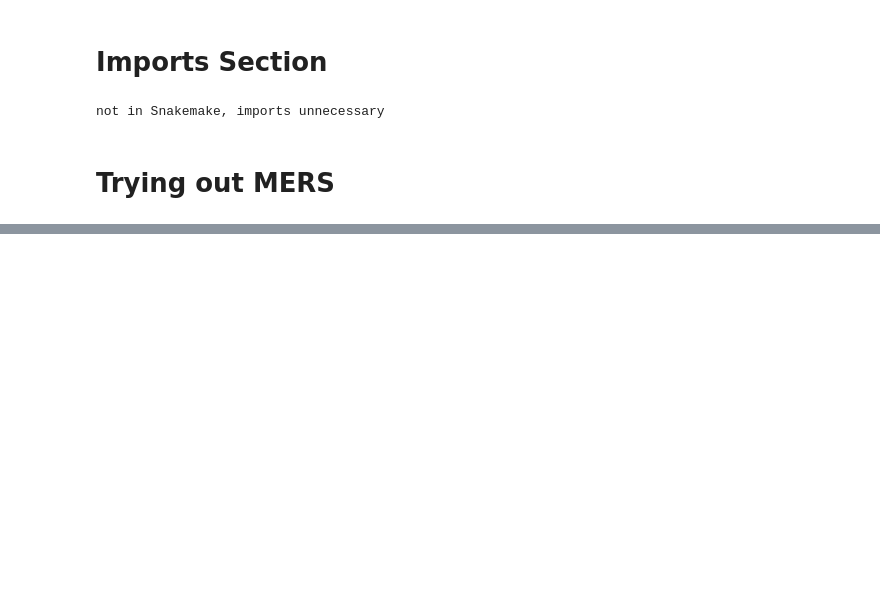
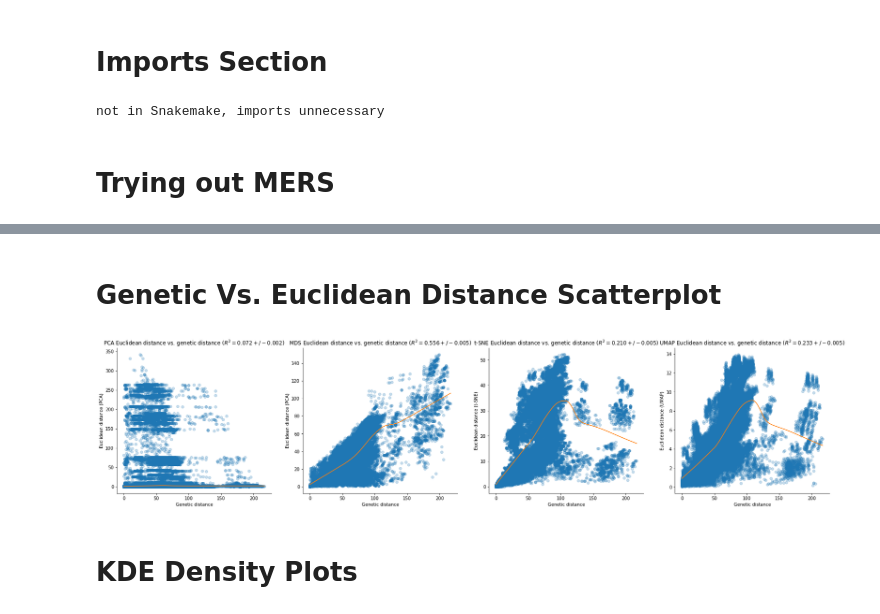
Before and after one commit to blab/cartography, a Jupyter notebook: mers-nextstrain/FinalNotebookMers09-05-2020.ipynb, the cells around one changed output, grey strips where cells are left out. Saved outputs shown, nothing was run; the diff lists cells and outputs as text; code cells hidden in the pictures; blank space fills up the shorter version.

```diff
--- a/mers-nextstrain/FinalNotebookMers09-05-2020.ipynb
+++ b/mers-nextstrain/FinalNotebookMers09-05-2020.ipynb
@@ -323,3 +203,69 @@ fullChart
 #fullChart.save("../docs/FullLinkedChartClickable" + "MERS" + ".html")
 # %% [output]
 [interactive output not drawn]
+# %% [markdown]
+# Genetic Vs. Euclidean Distance Scatterplot
+# %%
+total_df_PCA = pd.read_csv("results/scatterplot_pca.csv",index_col=0)
+metadata_PCA = pd.read_csv("results/scatterplot_pca_metadata.csv", index_col=0)
+total_df_MDS = pd.read_csv("results/scatterplot_mds.csv",index_col=0)
+metadata_MDS = pd.read_csv("results/scatterplot_mds_metadata.csv", index_col=0)
+total_df_TSNE = pd.read_csv("results/scatterplot_t-sne.csv",index_col=0)
+metadata_TSNE = pd.read_csv("results/scatterplot_t-sne_metadata.csv", index_col=0)
+total_df_UMAP = pd.read_csv("results/scatterplot_umap.csv",index_col=0)
+metadata_UMAP = pd.read_csv("results/scatterplot_umap_metadata.csv", index_col=0)
+# %%
+fig, (ax1, ax2, ax3, ax4) = plt.subplots(1, 4, figsize=(24, 6))
+fig.tight_layout(pad=4.0)
+
+mean = metadata_PCA["mean"].values.tolist()[0]
+std = metadata_PCA["std"].values.tolist()[0]
+
+ax1.plot(total_df_PCA["genetic"], total_df_PCA["euclidean"], "o", alpha=0.25)
+ax1.plot(total_df_PCA["LOWESS_x"], total_df_PCA["LOWESS_y"], label="LOESS")
+
+ax1.set_xlabel("Genetic distance")
+ax1.set_ylabel("Euclidean distance (PCA)")
+ax1.set_title(f"PCA Euclidean distance vs. genetic distance ($R^2={mean:.3f} +/- {std:.3f}$)")
+
+
+mean = metadata_MDS["mean"].values.tolist()[0]
+std = metadata_MDS["std"].values.tolist()[0]
+
+ax2.plot(total_df_MDS["genetic"], total_df_MDS["euclidean"], "o", alpha=0.25)
+ax2.plot(total_df_MDS["LOWESS_x"], total_df_MDS["LOWESS_y"], label="LOESS")
+
+ax2.set_xlabel("Genetic distance")
+ax2.set_ylabel("Euclidean distance (PCA)")
+ax2.set_title(f"MDS Euclidean distance vs. genetic distance ($R^2={mean:.3f} +/- {std:.3f}$)")
+
+
+mean = metadata_TSNE["mean"].values.tolist()[0]
+std = metadata_TSNE["std"].values.tolist()[0]
+
+ax3.plot(total_df_TSNE["genetic"], total_df_TSNE["euclidean"], "o", alpha=0.25)
+ax3.plot(total_df_TSNE["LOWESS_x"], total_df_TSNE["LOWESS_y"], label="LOESS")
+
+ax3.set_xlabel("Genetic distance")
+ax3.set_ylabel("Euclidean distance (t-SNE)")
+ax3.set_title(f"t-SNE Euclidean distance vs. genetic distance ($R^2={mean:.3f} +/- {std:.3f}$)")
+
+
+
+mean = metadata_UMAP["mean"].values.tolist()[0]
+std = metadata_UMAP["std"].values.tolist()[0]
+
+ax4.plot(total_df_UMAP["genetic"], total_df_UMAP["euclidean"], "o", alpha=0.25)
+ax4.plot(total_df_UMAP["LOWESS_x"], total_df_UMAP["LOWESS_y"], label="LOESS")
+
+ax4.set_xlabel("Genetic distance")
+ax4.set_ylabel("Euclidean distance (UMAP)")
+ax4.set_title(f"UMAP Euclidean distance vs. genetic distance ($R^2={mean:.3f} +/- {std:.3f}$)")
+
+
+sns.despine()
+plt.savefig("../docs/FullScatterplot" + "MERS" + ".png")
+# %% [output]
+[figure, added]
+# %% [markdown]
+# KDE Density Plots
```
Also changed, not shown: parts of 38 cells of this notebook, 8 other files.
